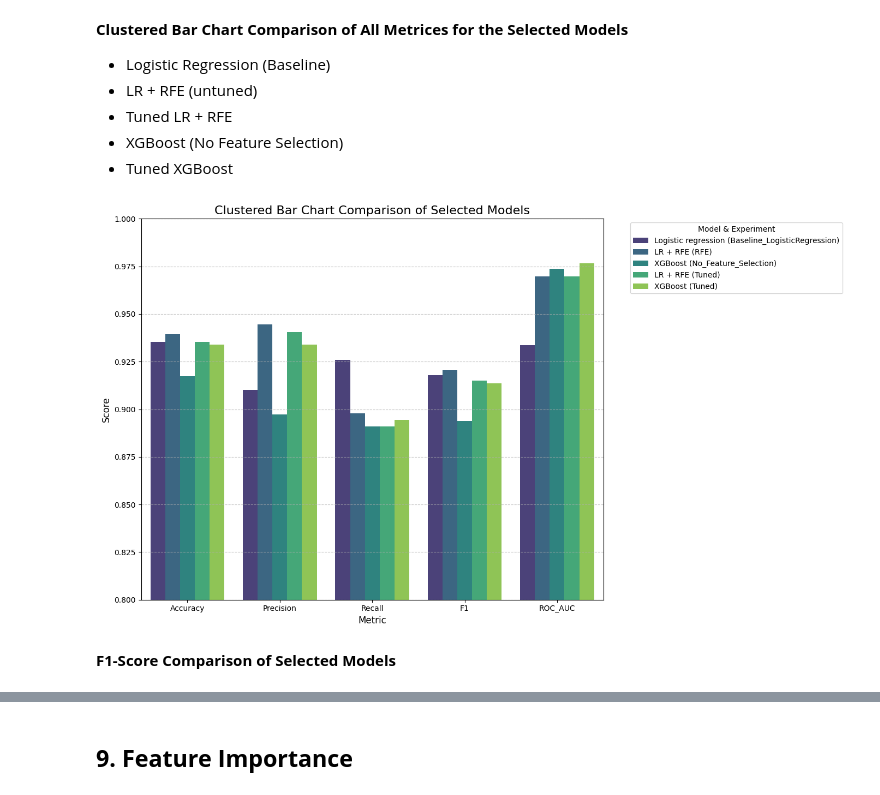
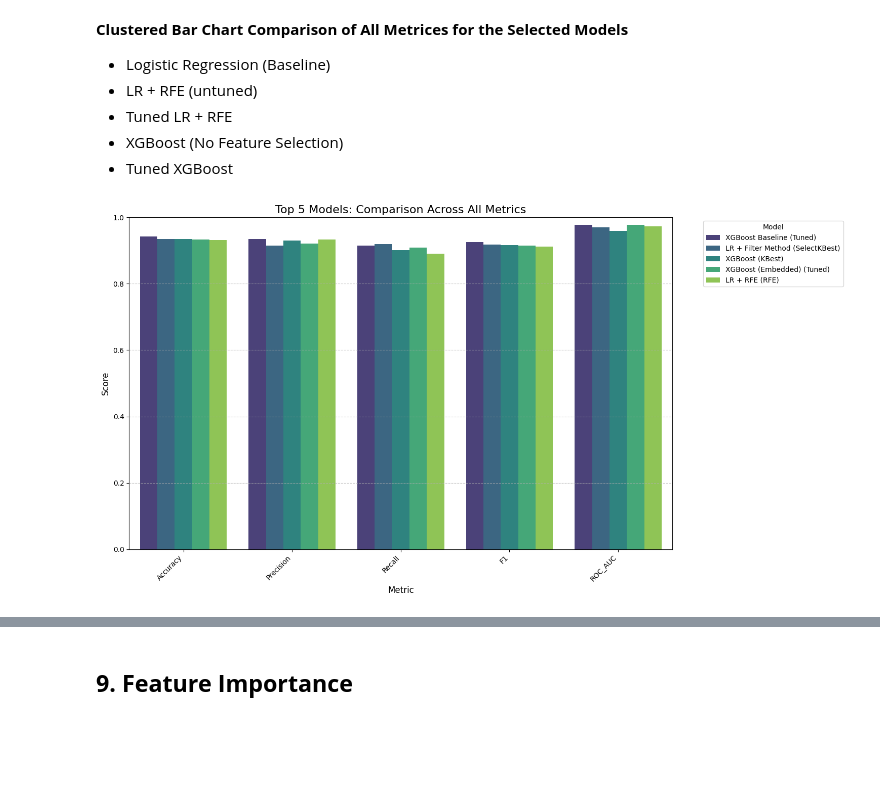
Before and after one commit to abdulmm44/Student_dropout_prediction, a Jupyter notebook: Student_dropout_(37).ipynb, the cells around one changed output, grey strips where cells are left out. Saved outputs shown, nothing was run; the diff lists cells and outputs as text; code cells hidden in the pictures; blank space fills up the shorter version.

Commit message:
Created using Colab - Final Draft

```diff
--- a/Student_dropout_(37).ipynb
+++ b/Student_dropout_(37).ipynb
@@ -1204,7 +1270,7 @@ lr_kbest.fit(X_train, y_train)
 y_pred = lr_kbest.predict(X_test)
 y_prob = lr_kbest.predict_proba(X_test)[:, 1]
 
-kbest_results = {
+lr_kbest_results = {
     "Accuracy": accuracy_score(y_test, y_pred),
     "Precision": precision_score(y_test, y_pred),
     "Recall": recall_score(y_test, y_pred),
@@ -1214,7 +1280,7 @@ kbest_results = {
     "Experiment": "SelectKBest"
 }
 
-kbest_results = pd.DataFrame([kbest_results])
-kbest_results
+lr_kbest_results = pd.DataFrame([lr_kbest_results])
+lr_kbest_results
 # %% [output]
 |  | Accuracy | Precision | Recall | F1 | ROC_AUC | Model | Experiment |
@@ -1702,16 +1768,16 @@ estimator = XGBClassifier(
 )
 
 # RFE wrapper
-rfe = RFE(
+xgb_rfe = RFE(
     estimator=estimator,
     n_features_to_select=13,  # you can tune this
     step=0.1
 )
 
 # Full pipeline: Preprocessing → RFE → XGBoost
-xgb_rfe_model = Pipeline(steps=[
+xgb_rfe = Pipeline(steps=[
     ('preprocessor', preprocessor),
-    ('feature_selection', rfe),
+    ('feature_selection', xgb_rfe),
     ('classifier', XGBClassifier(
         n_estimators=300,
         max_depth=5,
@@ -1725,11 +1791,11 @@ xgb_rfe_model = Pipeline(steps=[
 ])
 
 # Train model
-xgb_rfe_model.fit(X_train, y_train)
+xgb_rfe.fit(X_train, y_train)
 
 # Predictions
-y_pred = xgb_rfe_model.predict(X_test)
-y_prob = xgb_rfe_model.predict_proba(X_test)[:, 1]
+y_pred = xgb_rfe.predict(X_test)
+y_prob = xgb_rfe.predict_proba(X_test)[:, 1]
 
 # Evaluation
 xgb_rfe_results = {
@@ -1948,7 +2013,7 @@ tuned_xgb_results = {
     "Recall": recall_score(y_test, y_pred_tuned_xgb),
     "F1": f1_score(y_test, y_pred_tuned_xgb),
     "ROC_AUC": roc_auc_score(y_test, y_prob_tuned_xgb),
-    "Model": "XGBoost",
+    "Model": "XGBoost Baseline",
     "Experiment": "Tuned"
 }
 
@@ -2232,39 +2279,53 @@ comparison.sort_values(by='Recall', ascending=False)
 - XGBoost (No Feature Selection)
 - Tuned XGBoost
 # %%
-import matplotlib.pyplot as plt
-import seaborn as sns
+# Sort the DataFrame by F1 score for better visualization and select the top 5
+f1_sorted_comparison = comparison.sort_values(by='F1', ascending=False)
+f1_sorted_comparison_top5 = f1_sorted_comparison.head(5).copy() # Use .copy() to avoid SettingWithCopyWarning
 
-# Filter the comparison DataFrame for the specified models
-selected_models = comparison[
-    (comparison['Model'] == 'LR + RFE') & (comparison['Experiment'] == 'RFE') |
-    (comparison['Model'] == 'Logistic regression') & (comparison['Experiment'] == 'Baseline_LogisticRegression') |
-    (comparison['Model'] == 'XGBoost') & (comparison['Experiment'] == 'No_Feature_Selection') |
-    (comparison['Model'] == 'LR + RFE') & (comparison['Experiment'] == 'Tuned') |
-    (comparison['Model'] == 'XGBoost') & (comparison['Experiment'] == 'Tuned')
-].copy()
+# Create a mapping for more professional labels if not already present
+# (Ensuring the function is defined in this scope)
+def create_model_label(row):
+    if row['Experiment'] == 'Tuned':
+        return f"{row['Model']} (Tuned)"
+    elif row['Experiment'] == 'Baseline_LogisticRegression':
+        return 'Logistic Regression (Baseline)'
+    elif row['Experiment'] == 'No_Feature_Selection':
+        return 'XGBoost (No Feature Selection)'
+    else:
+        return f"{row['Model']} ({row['Experiment']})"
 
-# Combine Model and Experiment for a unique identifier for plotting
-selected_models['Model_Experiment'] = selected_models['Model'] + ' (' + selected_models['Experiment'] + ')'
+f1_sorted_comparison_top5['Model_Experiment_Label'] = f1_sorted_comparison_top5.apply(create_model_label, axis=1)
 
-# Define the metrics to plot
+# Metrics to compare
 metrics = ['Accuracy', 'Precision', 'Recall', 'F1', 'ROC_AUC']
 
-# Melt the DataFrame for easy plotting with seaborn
-melted_comparison = selected_models.melt(id_vars=['Model_Experiment'], value_vars=metrics, var_name='Metric', value_name='Score')
+# Melt the DataFrame to long format for easy plotting
+melted_top5_comparison = f1_sorted_comparison_top5.melt(
+    id_vars=['Model_Experiment_Label'],
+    value_vars=metrics,
+    var_name='Metric',
+    value_name='Score'
+)
 
 # Plotting the clustered bar chart
-plt.figure(figsize=(14, 8))
-sns.barplot(x='Metric', y='Score', hue='Model_Experiment', data=melted_comparison, palette='viridis')
-plt.title('Clustered Bar Chart Comparison of Selected Models', fontsize=16)
+plt.figure(figsize=(15, 8))
+ax = sns.barplot(
+    x='Metric',
+    y='Score',
+    hue='Model_Experiment_Label',
+    data=melted_top5_comparison,
+    palette='viridis' # Using viridis palette
+)
+plt.title('Top 5 Models: Comparison Across All Metrics', fontsize=16)
 plt.xlabel('Metric', fontsize=12)
 plt.ylabel('Score', fontsize=12)
-plt.ylim(0.8, 1.0) # Adjust y-axis limit for better visibility of differences
-plt.legend(title='Model & Experiment', bbox_to_anchor=(1.05, 1), loc='upper left')
+plt.ylim(0.0, 1.0) # Ensure y-axis covers the full range of scores
+plt.xticks(rotation=45, ha='right')
+plt.legend(title='Model', bbox_to_anchor=(1.05, 1), loc='upper left')
 plt.grid(axis='y', linestyle='--', alpha=0.7)
+
 plt.tight_layout()
 plt.show()
 # %% [output]
-[figure, old version]
+[figure, new version]
-# %% [markdown]
-**F1-Score Comparison of Selected Models**
```
Also changed, not shown: parts of 70 cells of this notebook.
